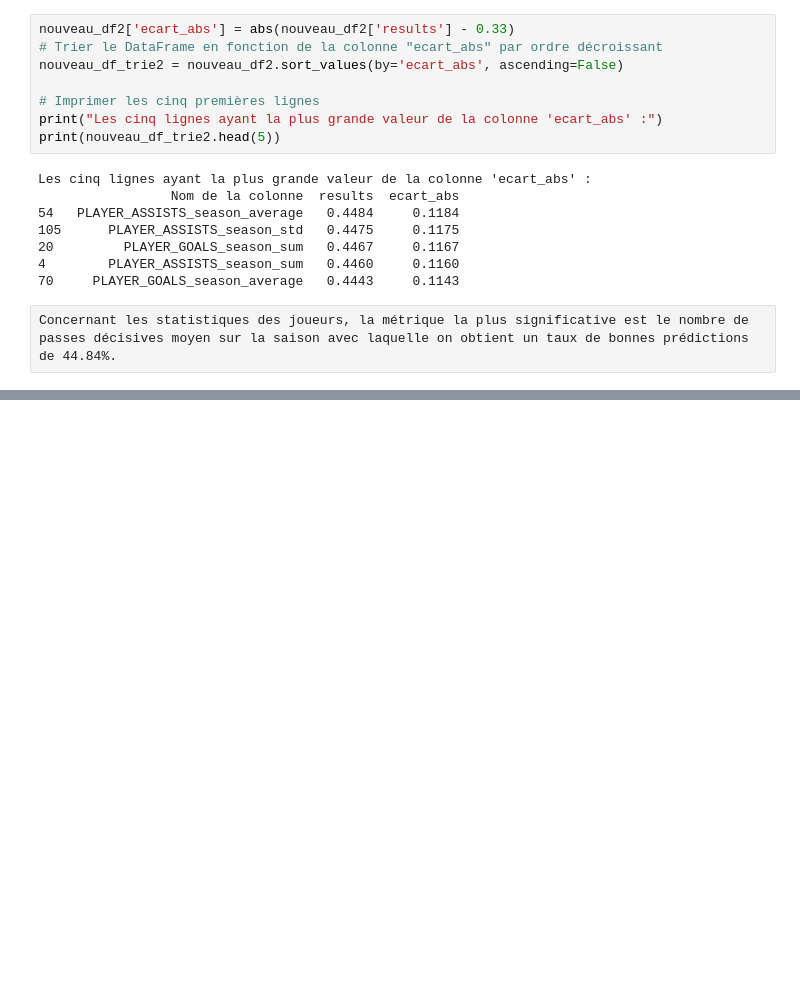
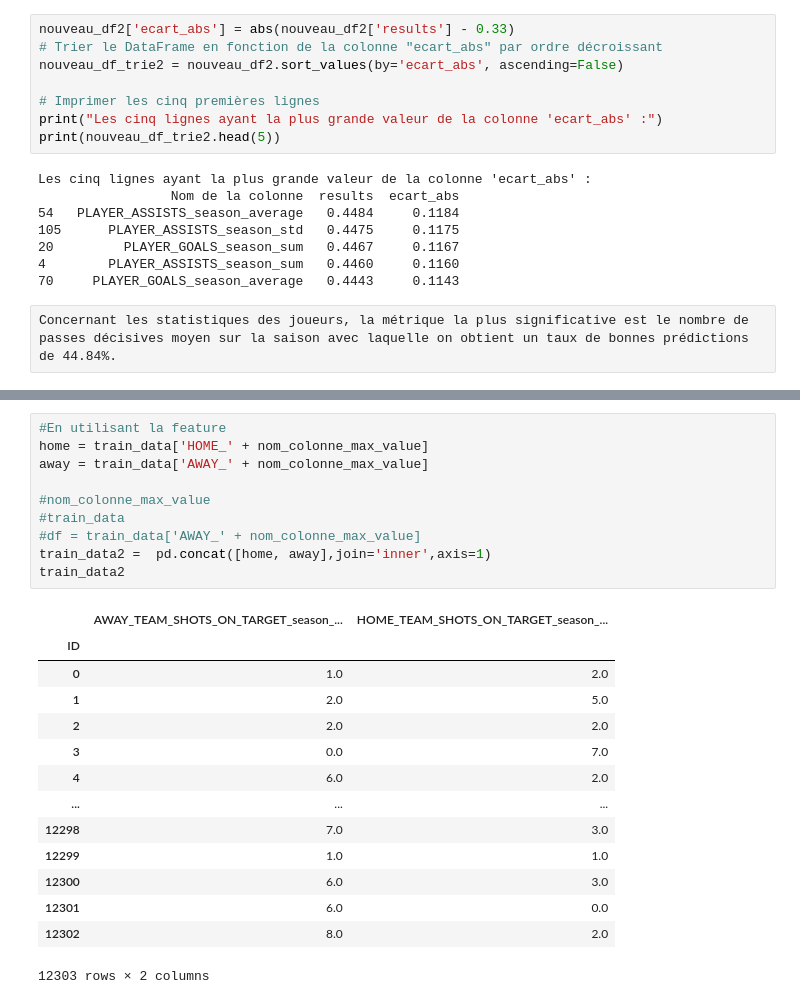
Before and after one commit to FabienCastellini6/ML_project, a Jupyter notebook: notebook.ipynb, the cells around one changed output, grey strips where cells are left out. Cells and saved outputs as stored; diff of their text form; blank space fills up the shorter version.

```diff
--- a/notebook.ipynb
+++ b/notebook.ipynb
@@ -259,0 +323,25 @@ Concernant les statistiques des joueurs, la métrique la plus significative est
+# %%
+#En utilisant la feature
+home = train_data['HOME_' + nom_colonne_max_value]
+away = train_data['AWAY_' + nom_colonne_max_value]
+
+#nom_colonne_max_value
+#train_data
+#df = train_data['AWAY_' + nom_colonne_max_value]
+train_data2 =  pd.concat([home, away],join='inner',axis=1)
+train_data2
+# %% [output]
+|  | AWAY_TEAM_SHOTS_ON_TARGET_season_... | HOME_TEAM_SHOTS_ON_TARGET_season_... |
+| ID |  |  |
+| 0 | 1.0 | 2.0 |
+| 1 | 2.0 | 5.0 |
+| 2 | 2.0 | 2.0 |
+| 3 | 0.0 | 7.0 |
+| 4 | 6.0 | 2.0 |
+| ... | ... | ... |
+| 12298 | 7.0 | 3.0 |
+| 12299 | 1.0 | 1.0 |
+| 12300 | 6.0 | 3.0 |
+| 12301 | 6.0 | 0.0 |
+| 12302 | 8.0 | 2.0 |
+12303 rows × 2 columns
```
Also changed, not shown: parts of 7 cells of this notebook.
